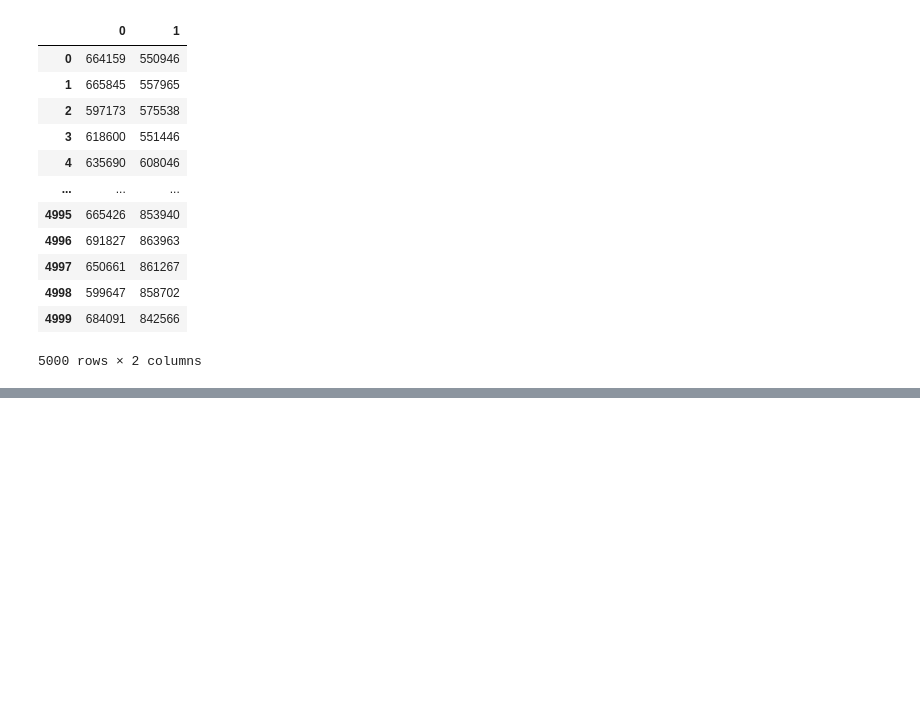
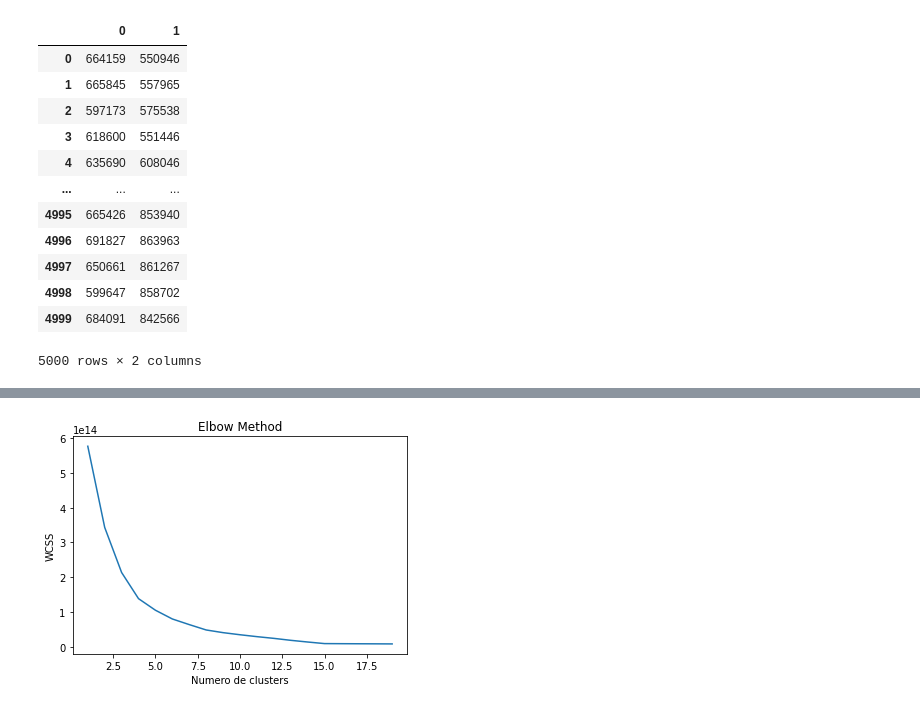
Before and after one commit to vivianerenizia/Teste_DataScience_iniciante, a Jupyter notebook: teste01.ipynb, the cells around one changed output, grey strips where cells are left out. Saved outputs shown, nothing was run; the diff lists cells and outputs as text; code cells hidden in the pictures; blank space fills up the shorter version.

```diff
--- a/teste01.ipynb
+++ b/teste01.ipynb
@@ -50,12 +39,0 @@ plt.show()
-# %%
-wcss = []
-num_iteracoes=20;
-for i in range(1, num_iteracoes):
-    kmeans = KMeans(n_clusters=i, init='k-means++', max_iter=300, n_init=10, random_state=0)
-    kmeans.fit(s1)
-    wcss.append(kmeans.inertia_)
-plt.plot(range(1, num_iteracoes), wcss)
-plt.title('Elbow Method')
-plt.xlabel('Number of clusters')
-plt.ylabel('WCSS')
-plt.show()
@@ -115,0 +68,16 @@ array([[823421.2507837 , 731145.27272727],
+# %%
+wcss = [] #soma dos quadrados das distâncias de cada ponto de dados em todos os clusters até seus respectivos centróides. A ideia é minimizar a soma.
+num_iteracoes=20; #quantidade de clusters pra testar
+for i in range(1, num_iteracoes): #for que vai até o numero de iterações definido
+    kmeans = KMeans(n_clusters=i, init='k-means++') #variavel kmeans armazena a criação do classificador kmeans
+    #Kmeans++ ->  seleciona os centros do cluster inicial para o cluster k-mean de uma forma inteligente para acelerar a convergência
+    kmeans.fit(s1) #fit -> realiza o treino do kmeans, calcula o agrupamento de k-means.
+    wcss.append(kmeans.inertia_) #append -> adiciona itens ao final da lista, nesse caso, adiciona a inercia ao final do wcss
+    #inertia -> Soma das distâncias ao quadrado das amostras até o centro do cluster mais próximo, quanto menor a inercia mais bem agrupados os dados vão estar
+plt.plot(range(1, num_iteracoes), wcss) #range -> retorna sequencia de numeros no intervalo definido, eixo x. wcss é o eixo y
+plt.title('Elbow Method') #Elbow roda o KMeans para vários quantidades diferentes de clusters e dize qual dessas quantidades é o número ótimo de clusters.
+plt.xlabel('Numero de clusters')
+plt.ylabel('WCSS')
+plt.show()
+# %% [output]
+[figure, added]
```
Also changed, not shown: parts of 19 cells of this notebook.
